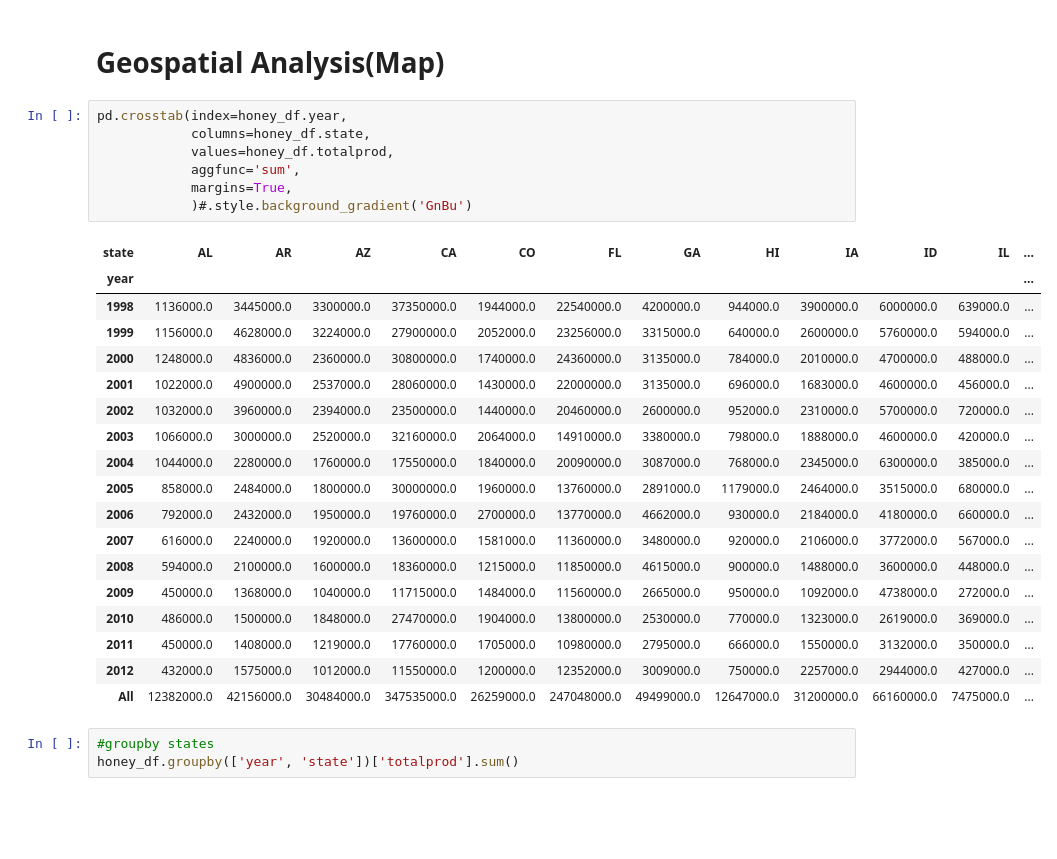
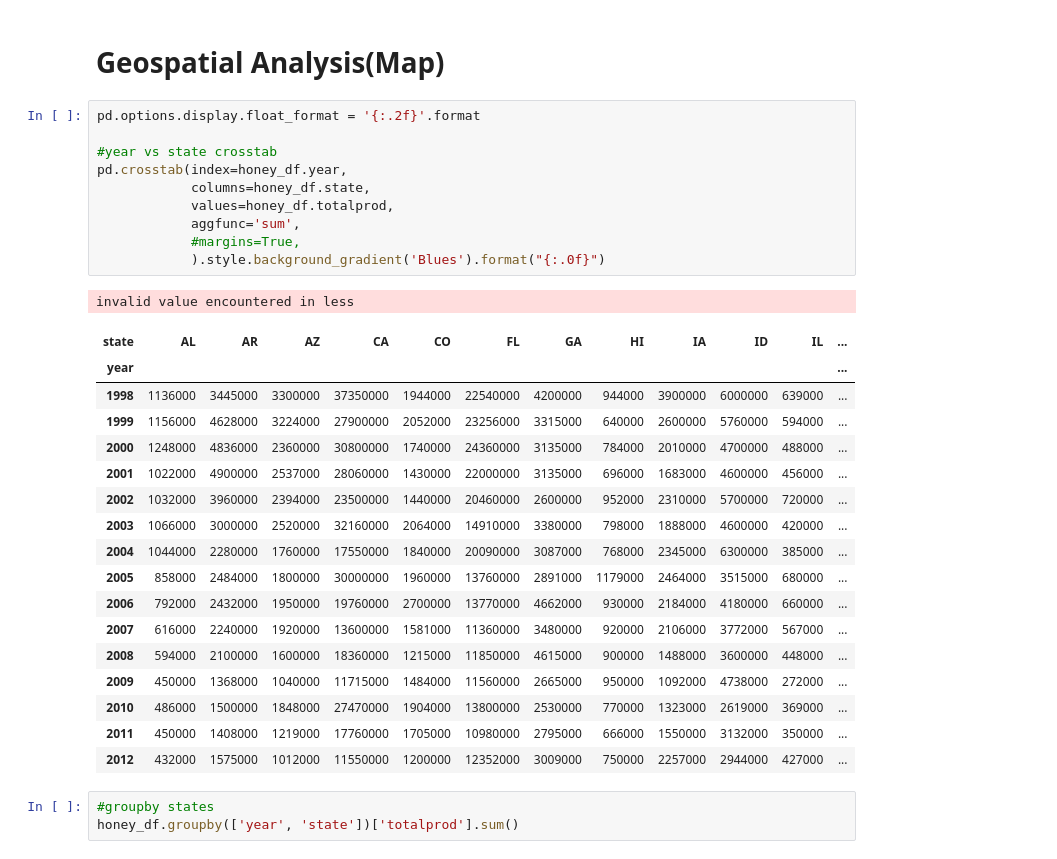
Before and after one commit to nonoumasy/honey-bee-production-1998-2012, a Jupyter notebook: Honey_Bee_Production_19989_2012.ipynb, the cells around one changed output. Cells and saved outputs as stored; diff of their text form; blank space fills up the shorter version.

```diff
--- a/Honey_Bee_Production_19989_2012.ipynb
+++ b/Honey_Bee_Production_19989_2012.ipynb
@@ -153,31 +111,34 @@ plt.legend()
 # %% [markdown]
 # Geospatial Analysis(Map)
 # %%
+pd.options.display.float_format = '{:.2f}'.format
+
+#year vs state crosstab
 pd.crosstab(index=honey_df.year,
             columns=honey_df.state,
             values=honey_df.totalprod,
             aggfunc='sum',
-            margins=True,
-            )#.style.background_gradient('GnBu')
+            #margins=True,
+            ).style.background_gradient('Blues').format("{:.0f}")
 # %% [output]
+invalid value encountered in less
 | state | AL | AR | AZ | CA | CO | FL | GA | HI | IA | ID | IL | ... |
 | year |  |  |  |  |  |  |  |  |  |  |  | ... |
-| 1998 | 1136000.0 | 3445000.0 | 3300000.0 | 37350000.0 | 1944000.0 | 22540000.0 | 4200000.0 | 944000.0 | 3900000.0 | 6000000.0 | 639000.0 | ... |
-| 1999 | 1156000.0 | 4628000.0 | 3224000.0 | 27900000.0 | 2052000.0 | 23256000.0 | 3315000.0 | 640000.0 | 2600000.0 | 5760000.0 | 594000.0 | ... |
-| 2000 | 1248000.0 | 4836000.0 | 2360000.0 | 30800000.0 | 1740000.0 | 24360000.0 | 3135000.0 | 784000.0 | 2010000.0 | 4700000.0 | 488000.0 | ... |
-| 2001 | 1022000.0 | 4900000.0 | 2537000.0 | 28060000.0 | 1430000.0 | 22000000.0 | 3135000.0 | 696000.0 | 1683000.0 | 4600000.0 | 456000.0 | ... |
-| 2002 | 1032000.0 | 3960000.0 | 2394000.0 | 23500000.0 | 1440000.0 | 20460000.0 | 2600000.0 | 952000.0 | 2310000.0 | 5700000.0 | 720000.0 | ... |
-| 2003 | 1066000.0 | 3000000.0 | 2520000.0 | 32160000.0 | 2064000.0 | 14910000.0 | 3380000.0 | 798000.0 | 1888000.0 | 4600000.0 | 420000.0 | ... |
-| 2004 | 1044000.0 | 2280000.0 | 1760000.0 | 17550000.0 | 1840000.0 | 20090000.0 | 3087000.0 | 768000.0 | 2345000.0 | 6300000.0 | 385000.0 | ... |
-| 2005 | 858000.0 | 2484000.0 | 1800000.0 | 30000000.0 | 1960000.0 | 13760000.0 | 2891000.0 | 1179000.0 | 2464000.0 | 3515000.0 | 680000.0 | ... |
-| 2006 | 792000.0 | 2432000.0 | 1950000.0 | 19760000.0 | 2700000.0 | 13770000.0 | 4662000.0 | 930000.0 | 2184000.0 | 4180000.0 | 660000.0 | ... |
-| 2007 | 616000.0 | 2240000.0 | 1920000.0 | 13600000.0 | 1581000.0 | 11360000.0 | 3480000.0 | 920000.0 | 2106000.0 | 3772000.0 | 567000.0 | ... |
-| 2008 | 594000.0 | 2100000.0 | 1600000.0 | 18360000.0 | 1215000.0 | 11850000.0 | 4615000.0 | 900000.0 | 1488000.0 | 3600000.0 | 448000.0 | ... |
-| 2009 | 450000.0 | 1368000.0 | 1040000.0 | 11715000.0 | 1484000.0 | 11560000.0 | 2665000.0 | 950000.0 | 1092000.0 | 4738000.0 | 272000.0 | ... |
-| 2010 | 486000.0 | 1500000.0 | 1848000.0 | 27470000.0 | 1904000.0 | 13800000.0 | 2530000.0 | 770000.0 | 1323000.0 | 2619000.0 | 369000.0 | ... |
-| 2011 | 450000.0 | 1408000.0 | 1219000.0 | 17760000.0 | 1705000.0 | 10980000.0 | 2795000.0 | 666000.0 | 1550000.0 | 3132000.0 | 350000.0 | ... |
-| 2012 | 432000.0 | 1575000.0 | 1012000.0 | 11550000.0 | 1200000.0 | 12352000.0 | 3009000.0 | 750000.0 | 2257000.0 | 2944000.0 | 427000.0 | ... |
-| All | 12382000.0 | 42156000.0 | 30484000.0 | 347535000.0 | 26259000.0 | 247048000.0 | 49499000.0 | 12647000.0 | 31200000.0 | 66160000.0 | 7475000.0 | ... |
+| 1998 | 1136000 | 3445000 | 3300000 | 37350000 | 1944000 | 22540000 | 4200000 | 944000 | 3900000 | 6000000 | 639000 | ... |
+| 1999 | 1156000 | 4628000 | 3224000 | 27900000 | 2052000 | 23256000 | 3315000 | 640000 | 2600000 | 5760000 | 594000 | ... |
+| 2000 | 1248000 | 4836000 | 2360000 | 30800000 | 1740000 | 24360000 | 3135000 | 784000 | 2010000 | 4700000 | 488000 | ... |
+| 2001 | 1022000 | 4900000 | 2537000 | 28060000 | 1430000 | 22000000 | 3135000 | 696000 | 1683000 | 4600000 | 456000 | ... |
+| 2002 | 1032000 | 3960000 | 2394000 | 23500000 | 1440000 | 20460000 | 2600000 | 952000 | 2310000 | 5700000 | 720000 | ... |
+| 2003 | 1066000 | 3000000 | 2520000 | 32160000 | 2064000 | 14910000 | 3380000 | 798000 | 1888000 | 4600000 | 420000 | ... |
+| 2004 | 1044000 | 2280000 | 1760000 | 17550000 | 1840000 | 20090000 | 3087000 | 768000 | 2345000 | 6300000 | 385000 | ... |
+| 2005 | 858000 | 2484000 | 1800000 | 30000000 | 1960000 | 13760000 | 2891000 | 1179000 | 2464000 | 3515000 | 680000 | ... |
+| 2006 | 792000 | 2432000 | 1950000 | 19760000 | 2700000 | 13770000 | 4662000 | 930000 | 2184000 | 4180000 | 660000 | ... |
+| 2007 | 616000 | 2240000 | 1920000 | 13600000 | 1581000 | 11360000 | 3480000 | 920000 | 2106000 | 3772000 | 567000 | ... |
+| 2008 | 594000 | 2100000 | 1600000 | 18360000 | 1215000 | 11850000 | 4615000 | 900000 | 1488000 | 3600000 | 448000 | ... |
+| 2009 | 450000 | 1368000 | 1040000 | 11715000 | 1484000 | 11560000 | 2665000 | 950000 | 1092000 | 4738000 | 272000 | ... |
+| 2010 | 486000 | 1500000 | 1848000 | 27470000 | 1904000 | 13800000 | 2530000 | 770000 | 1323000 | 2619000 | 369000 | ... |
+| 2011 | 450000 | 1408000 | 1219000 | 17760000 | 1705000 | 10980000 | 2795000 | 666000 | 1550000 | 3132000 | 350000 | ... |
+| 2012 | 432000 | 1575000 | 1012000 | 11550000 | 1200000 | 12352000 | 3009000 | 750000 | 2257000 | 2944000 | 427000 | ... |
 # %%
 #groupby states
 honey_df.groupby(['year', 'state'])['totalprod'].sum()
```
Also changed, not shown: parts of 3 cells of this notebook.
